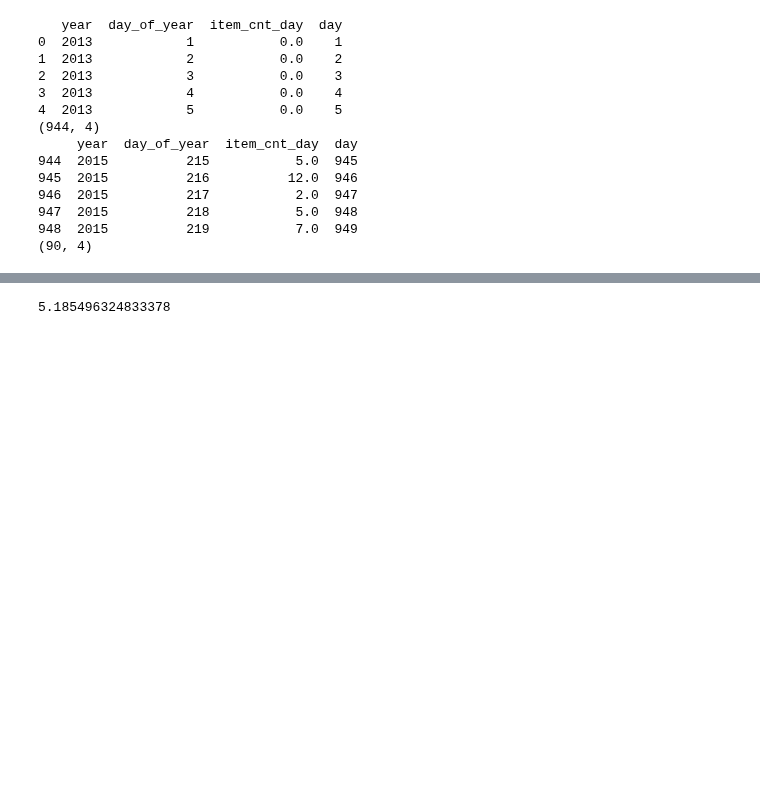
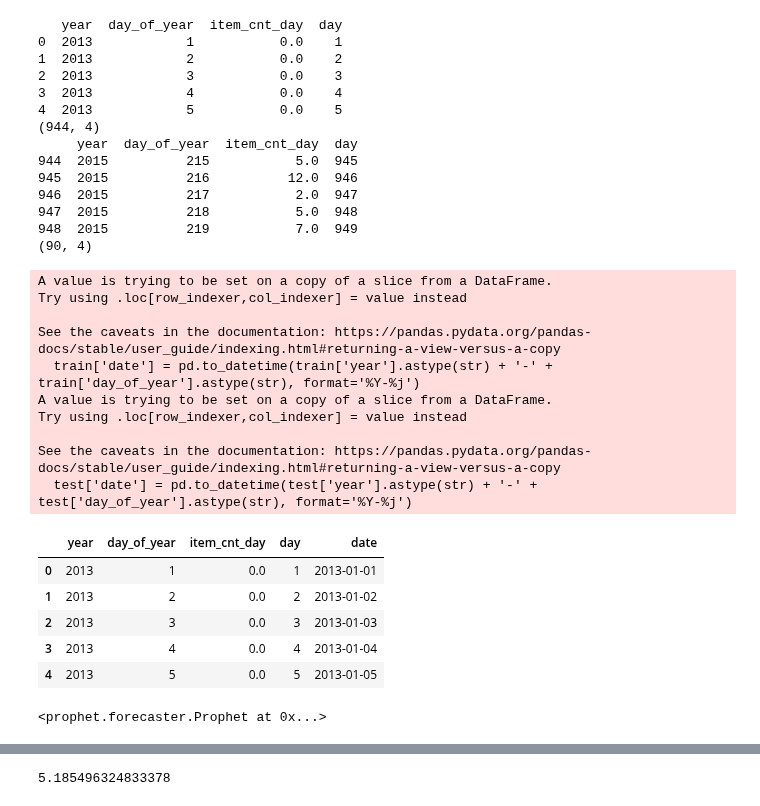
Before and after one commit to saurav1066/KaggleProjects, a Jupyter notebook: Predict future sales/predict.ipynb, the cells around one changed output, grey strips where cells are left out. Cells and saved outputs as stored; diff of their text form; code cells hidden in the pictures; blank space fills up the shorter version.

```diff
--- a/Predict future sales/predict.ipynb
+++ b/Predict future sales/predict.ipynb
@@ -8,11 +8,11 @@ import matplotlib.pyplot as plt
 import seaborn as sns
 # %%
 # reading the datasets
-sales_train = pd.read_csv('Data/sales_train.csv')
-items = pd.read_csv('Data/items.csv')
-item_categories = pd.read_csv('Data/item_categories.csv')
-shops = pd.read_csv('Data/shops.csv')
-test = pd.read_csv('Data/test.csv')
+sales_train = pd.read_csv('/kaggle/input/sales-data/sales_train.csv')
+items = pd.read_csv('/kaggle/input/sales-data/items.csv')
+item_categories = pd.read_csv('/kaggle/input/sales-data/item_categories.csv')
+shops = pd.read_csv('/kaggle/input/sales-data/shops.csv')
+test = pd.read_csv('/kaggle/input/sales-data/test.csv')
 # %%
 # checking the first few rows of the datasets
 print('\n Sales table \n ')
@@ -319,3 +319,38 @@ print(test.shape)
 947  2015          218           5.0  948
 948  2015          219           7.0  949
 (90, 4)
+# %%
+# use the day of year and year columns to create a date column
+train['date'] = pd.to_datetime(train['year'].astype(str) + '-' + train['day_of_year'].astype(str), format='%Y-%j')
+test['date'] = pd.to_datetime(test['year'].astype(str) + '-' + test['day_of_year'].astype(str), format='%Y-%j')
+train.head()
+# %% [output]
+A value is trying to be set on a copy of a slice from a DataFrame.
+Try using .loc[row_indexer,col_indexer] = value instead
+
+See the caveats in the documentation: https://pandas.pydata.org/pandas-docs/stable/user_guide/indexing.html#returning-a-view-versus-a-copy
+  train['date'] = pd.to_datetime(train['year'].astype(str) + '-' + train['day_of_year'].astype(str), format='%Y-%j')
+A value is trying to be set on a copy of a slice from a DataFrame.
+Try using .loc[row_indexer,col_indexer] = value instead
+
+See the caveats in the documentation: https://pandas.pydata.org/pandas-docs/stable/user_guide/indexing.html#returning-a-view-versus-a-copy
+  test['date'] = pd.to_datetime(test['year'].astype(str) + '-' + test['day_of_year'].astype(str), format='%Y-%j')
+|  | year | day_of_year | item_cnt_day | day | date |
+| 0 | 2013 | 1 | 0.0 | 1 | 2013-01-01 |
+| 1 | 2013 | 2 | 0.0 | 2 | 2013-01-02 |
+| 2 | 2013 | 3 | 0.0 | 3 | 2013-01-03 |
+| 3 | 2013 | 4 | 0.0 | 4 | 2013-01-04 |
+| 4 | 2013 | 5 | 0.0 | 5 | 2013-01-05 |
+# %%
+# using fb prophet to predict the sales of the product
+from prophet import Prophet
+
+# Create a new DataFrame for Prophet model
+train_prophet = train[['date', 'item_cnt_day']]
+train_prophet.columns = ['ds', 'y']
+
+# Instantiate the Prophet model and fit it to the data
+model = Prophet()
+model
+# %% [output]
+<prophet.forecaster.Prophet at 0x...>
```
Also changed, not shown: parts of 6 cells of this notebook.
